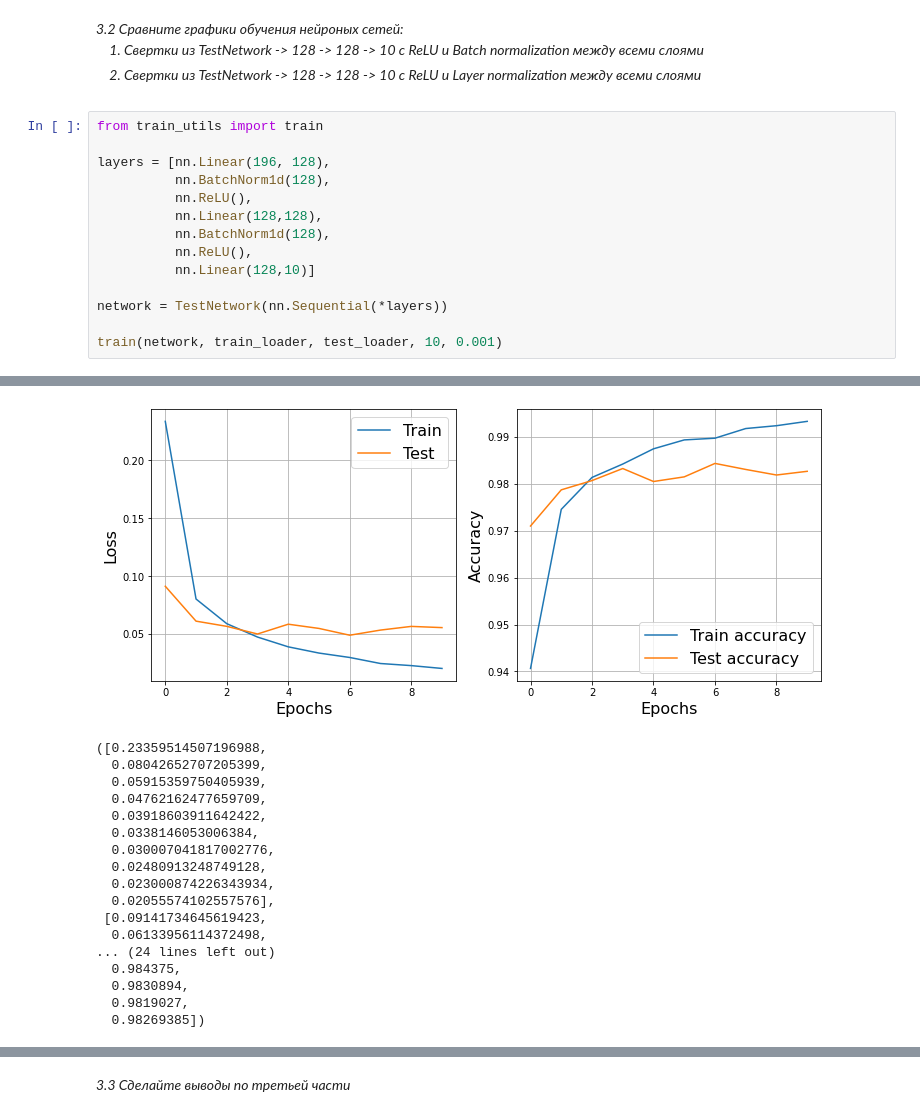
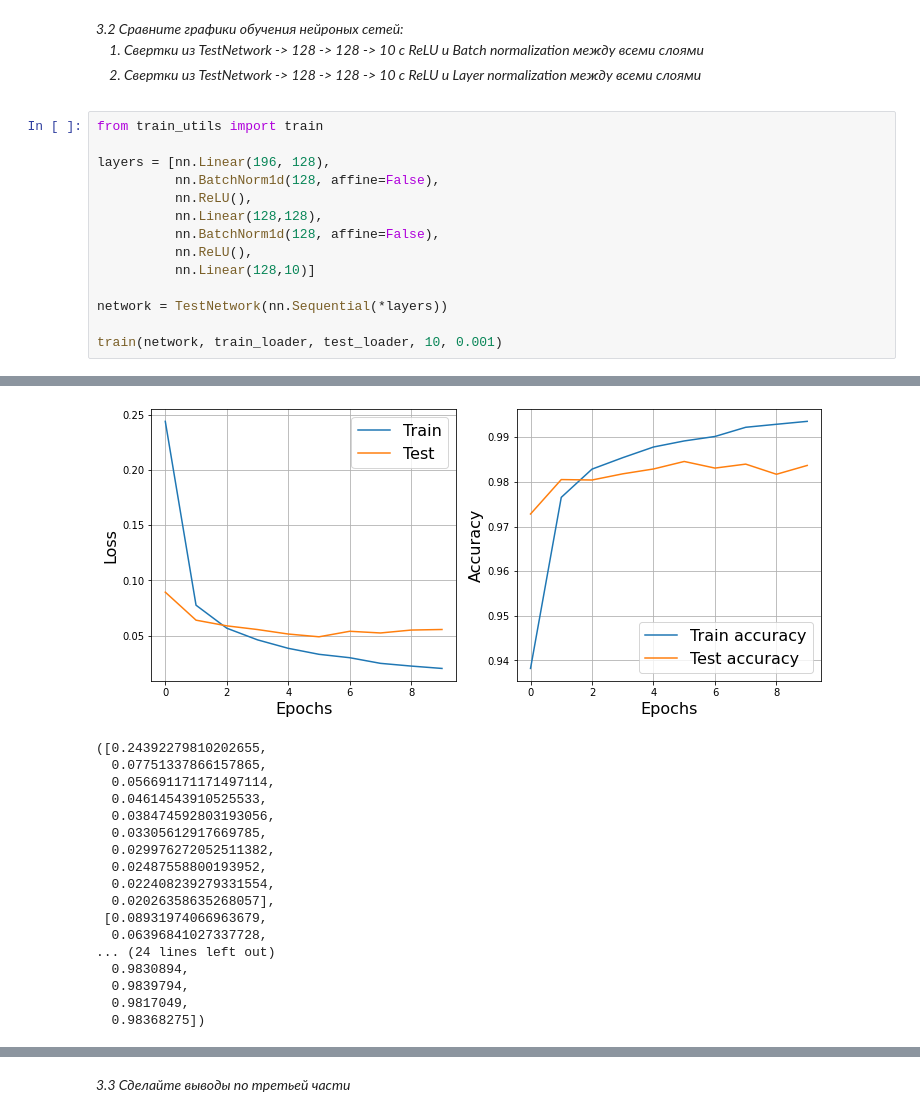
Before and after one commit to zakhvataev/NN_2020, a Jupyter notebook: HW5_deep/Practice task 5, Speedup.ipynb, the cells around one changed output, grey strips where cells are left out. Cells and saved outputs as stored; diff of their text form.

Commit message:
He_ReLU__affine_off

```diff
--- a/HW5_deep/Practice task 5, Speedup.ipynb
+++ b/HW5_deep/Practice task 5, Speedup.ipynb
@@ -348,10 +369,10 @@ class LayerNormalization(nn.Module):
 from train_utils import train
 
 layers = [nn.Linear(196, 128),
-          nn.BatchNorm1d(128),
+          nn.BatchNorm1d(128, affine=False),
           nn.ReLU(),
           nn.Linear(128,128),
-          nn.BatchNorm1d(128),
+          nn.BatchNorm1d(128, affine=False),
           nn.ReLU(),
           nn.Linear(128,10)]
 
@@ -363,21 +384,21 @@ Epoch 9... (Train/Test) NLL: 0.021/0.056        Accuracy: 0.993/0.983
-[figure, old version]
+[figure, new version]
-([0.23359514507196988,
-  0.08042652707205399,
-  0.05915359750405939,
-  0.04762162477659709,
-  0.03918603911642422,
-  0.0338146053006384,
-  0.030007041817002776,
-  0.02480913248749128,
-  0.023000874226343934,
-  0.02055574102557576],
- [0.09141734645619423,
-  0.06133956114372498,
+([0.24392279810202655,
+  0.07751337866157865,
+  0.056691171171497114,
+  0.04614543910525533,
+  0.038474592803193056,
+  0.03305612917669785,
+  0.029976272052511382,
+  0.02487558800193952,
+  0.022408239279331554,
+  0.02026358635268057],
+ [0.08931974066963679,
+  0.06396841027337728,
 ... (24 lines left out)
-  0.984375,
   0.9830894,
-  0.9819027,
-  0.98269385])
+  0.9839794,
+  0.9817049,
+  0.98368275])
 # %%
 from train_utils import train
 
```
Also changed, not shown: parts of 9 cells of this notebook.
